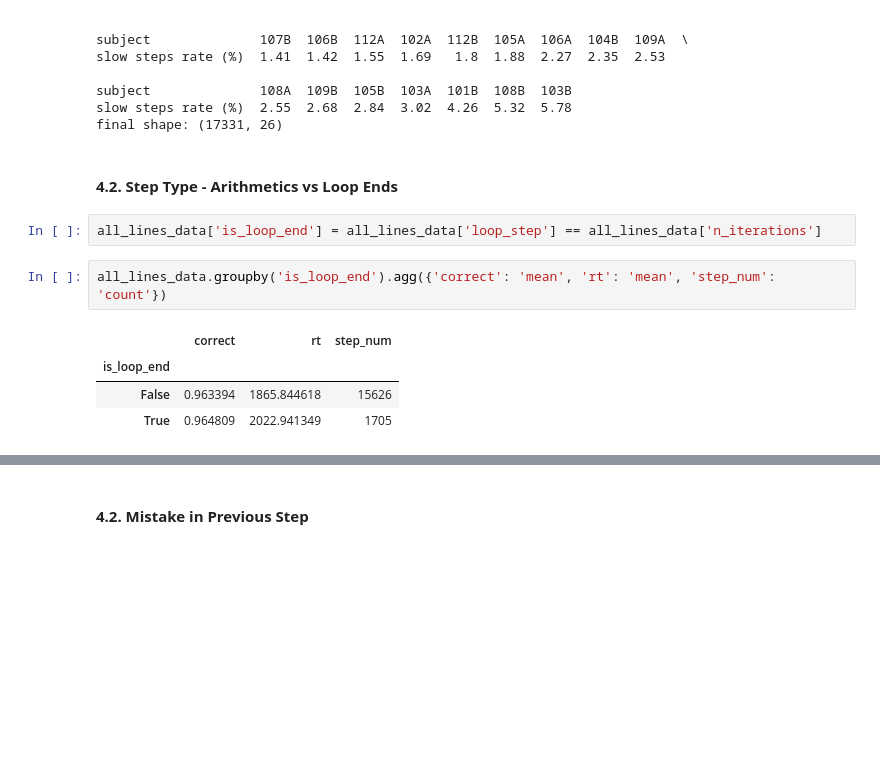
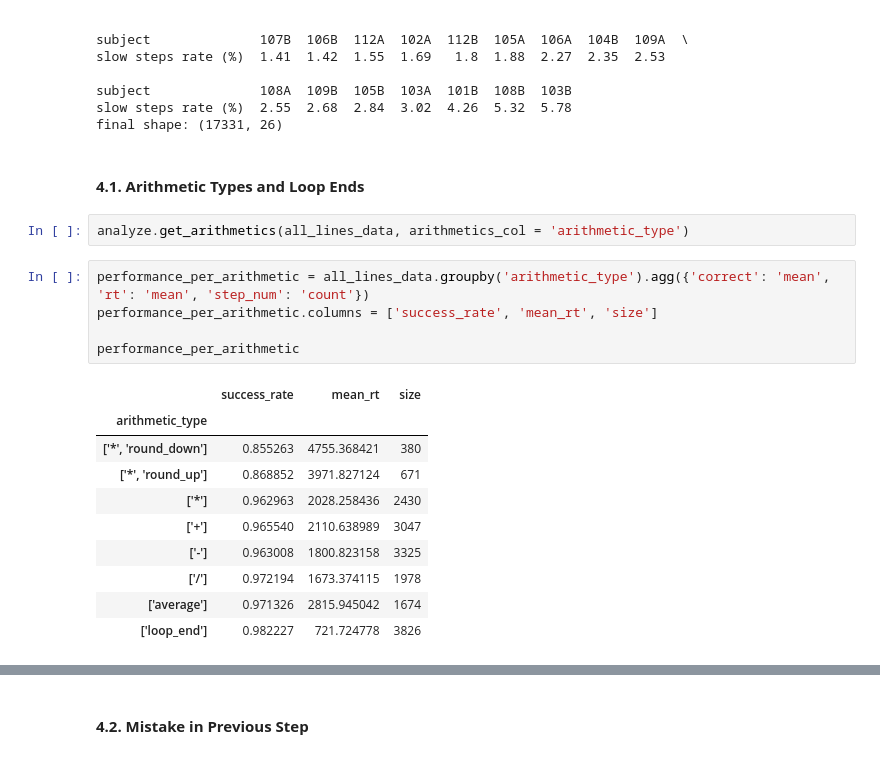
Before and after one commit to DanielVered/MathThinkingLabDA, a Jupyter notebook: LoopsDA/FinalAnalysis.ipynb, the cells around one changed output, grey strips where cells are left out. Cells and saved outputs as stored; diff of their text form; blank space fills up the shorter version.

Commit message:
analyzed arithmetics and larning

```diff
--- a/LoopsDA/FinalAnalysis.ipynb
+++ b/LoopsDA/FinalAnalysis.ipynb
@@ -142,13 +207,22 @@ subject              108A  109B  105B  103A  101B  108B  103B
 slow steps rate (%)  2.55  2.68  2.84  3.02  4.26  5.32  5.78
 final shape: (17331, 26)
 # %% [markdown]
-#### **4.2. Step Type - Arithmetics vs Loop Ends**
+#### **4.1. Arithmetic Types and Loop Ends**
-# %%
-all_lines_data['is_loop_end'] = all_lines_data['loop_step'] == all_lines_data['n_iterations']
+# %%
+analyze.get_arithmetics(all_lines_data, arithmetics_col = 'arithmetic_type')
 # %%
-all_lines_data.groupby('is_loop_end').agg({'correct': 'mean', 'rt': 'mean', 'step_num': 'count'})
+performance_per_arithmetic = all_lines_data.groupby('arithmetic_type').agg({'correct': 'mean', 'rt': 'mean', 'step_num': 'count'})
+performance_per_arithmetic.columns = ['success_rate', 'mean_rt', 'size']
+
+performance_per_arithmetic
 # %% [output]
-|  | correct | rt | step_num |
-| is_loop_end |  |  |  |
-| False | 0.963394 | 1865.844618 | 15626 |
-| True | 0.964809 | 2022.941349 | 1705 |
+|  | success_rate | mean_rt | size |
+| arithmetic_type |  |  |  |
+| ['*', 'round_down'] | 0.855263 | 4755.368421 | 380 |
+| ['*', 'round_up'] | 0.868852 | 3971.827124 | 671 |
+| ['*'] | 0.962963 | 2028.258436 | 2430 |
+| ['+'] | 0.965540 | 2110.638989 | 3047 |
+| ['-'] | 0.963008 | 1800.823158 | 3325 |
+| ['/'] | 0.972194 | 1673.374115 | 1978 |
+| ['average'] | 0.971326 | 2815.945042 | 1674 |
+| ['loop_end'] | 0.982227 | 721.724778 | 3826 |
```
Also changed, not shown: parts of 19 cells of this notebook, 20 other files.
